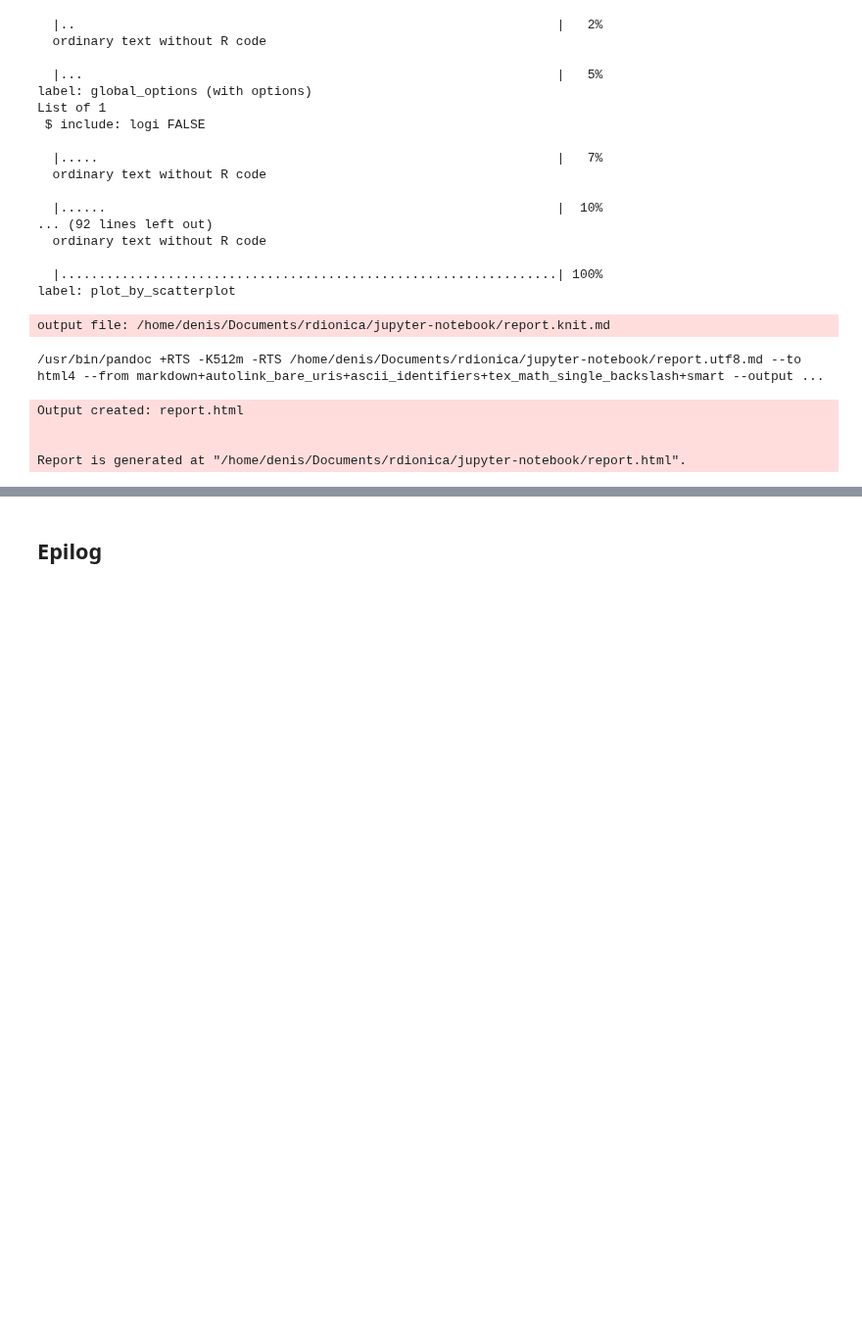
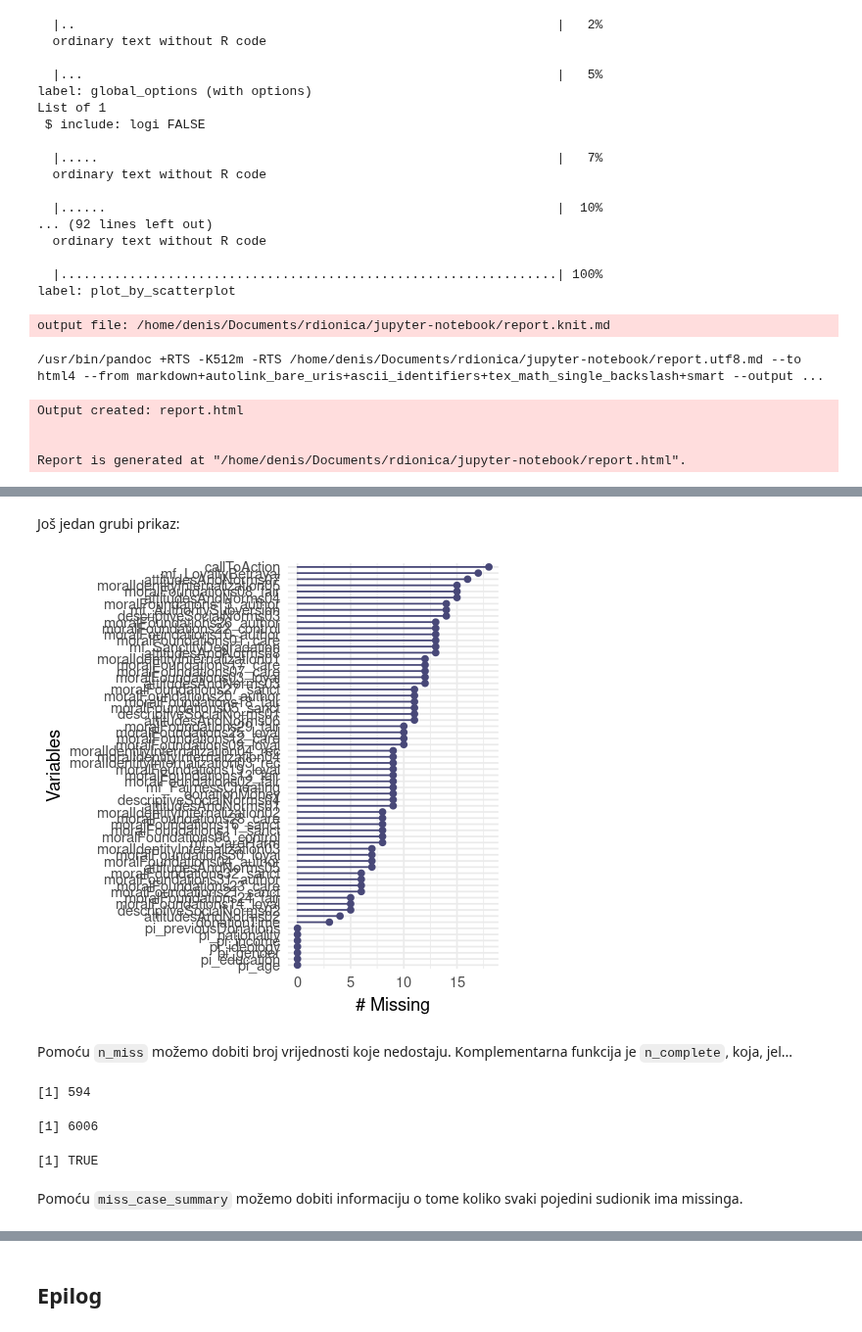
Before and after one commit to vdeni/rdionica, a Jupyter notebook: jupyter-notebook/priprema_podaci_upitnik.ipynb, the cells around one changed output, grey strips where cells are left out. Shown at 98% size. Saved outputs shown, nothing was run; the diff lists cells and outputs as text; code cells hidden in the pictures; blank space fills up the shorter version.

```diff
--- a/jupyter-notebook/priprema_podaci_upitnik.ipynb
+++ b/jupyter-notebook/priprema_podaci_upitnik.ipynb
@@ -1122,0 +1171,21 @@ Report is generated at "/home/denis/Documents/rdionica/jupyter-notebook/report.h
+# %% [markdown]
+Još jedan grubi prikaz:
+# %%
+naniar::gg_miss_var(podaci_na)
+# %% [output]
+[figure, added]
+# %% [markdown]
+Pomoću `n_miss` možemo dobiti broj vrijednosti koje nedostaju. Komplementarna funkcija je `n_complete`, koja, jel...
+# %%
+naniar::n_miss(podaci_na)
+naniar::n_complete(podaci_na)
+
+podaci_na %>%
+{naniar::n_miss(.) + naniar::n_complete(.) ==
+    nrow(.) * ncol(.)}
+# %% [output]
+[1] 594
+[1] 6006
+[1] TRUE
+# %% [markdown]
+Pomoću `miss_case_summary` možemo dobiti informaciju o tome koliko svaki pojedini sudionik ima missinga.
```
Also changed, not shown: parts of 25 cells of this notebook.
